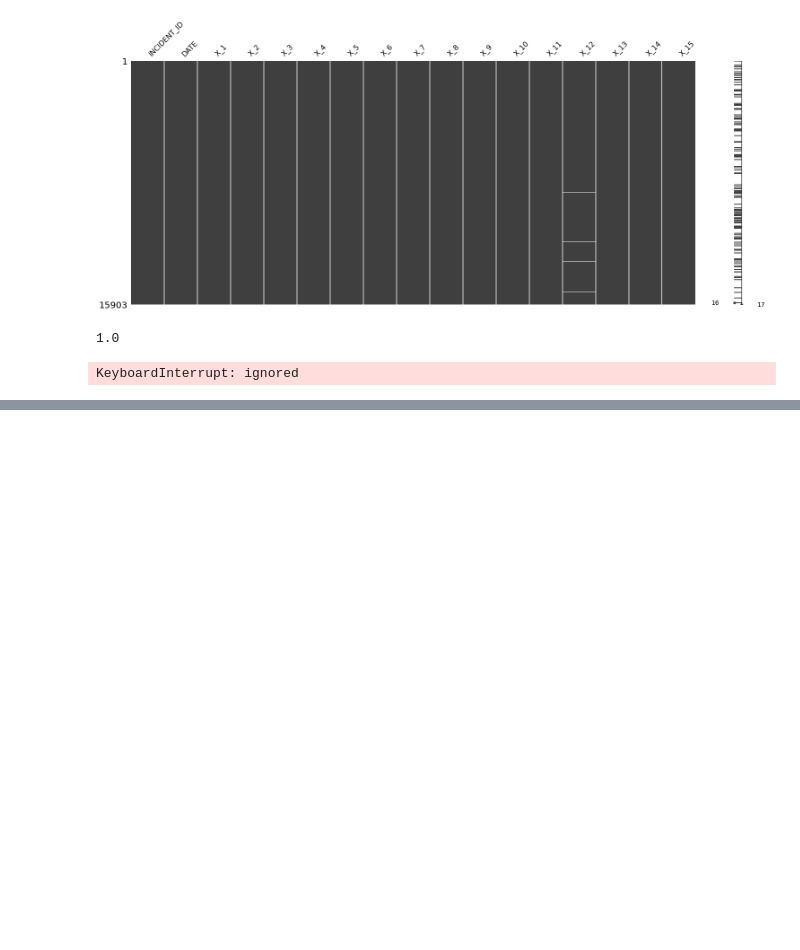
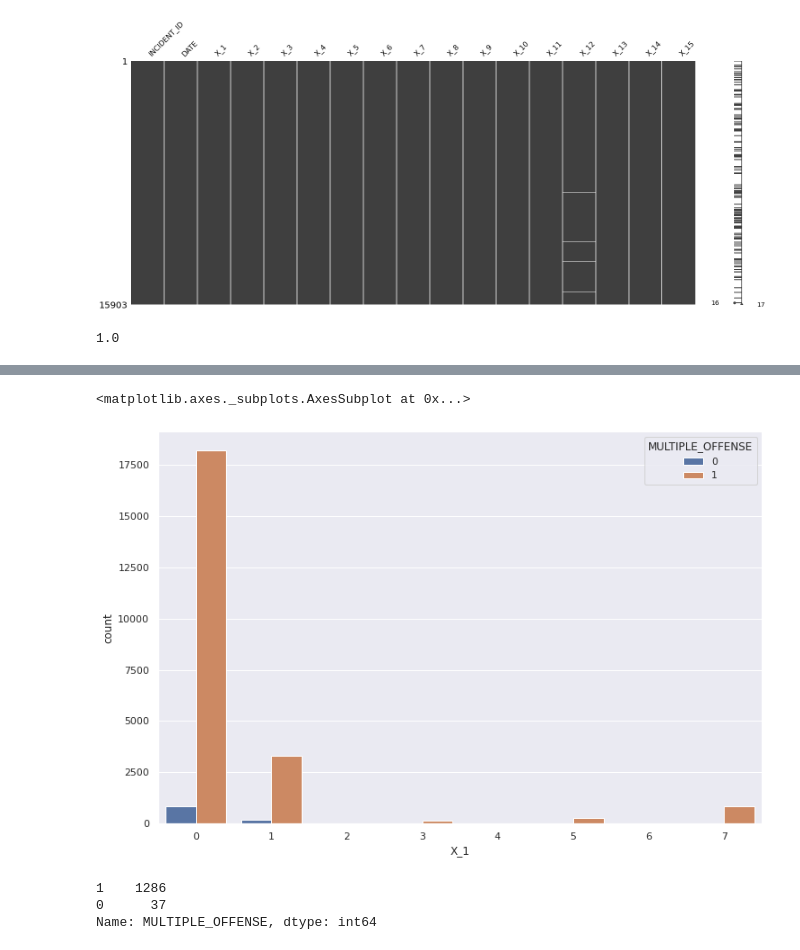
Before and after one commit to shobhitsundriyal/f_challenges, a Jupyter notebook: HE_NDS.ipynb, the cells around one changed output, grey strips where cells are left out. Cells and saved outputs as stored; diff of their text form; code cells hidden in the pictures; blank space fills up the shorter version.

```diff
--- a/HE_NDS.ipynb
+++ b/HE_NDS.ipynb
@@ -228,8 +281,7 @@ a = xgb.predict_proba(pred_on)
 a[0].sum()
 # %% [output]
 1.0
-# %%
-while True:
-  pass
-# %% [output]
-KeyboardInterrupt: ignored
+# %%
+#X1
+sns.countplot(train_df.X_1, hue=Y)
+# %% [output]
@@ -235,0 +290,10 @@ KeyboardInterrupt: ignored
+<matplotlib.axes._subplots.AxesSubplot at 0x...>
+[figure, added]
+# %%
+r = train_df.X_1 != 0
+t = train_df.X_1 != 1
+train_df[r & t].MULTIPLE_OFFENSE.value_counts()
+# %% [output]
+1    1286
+0      37
+Name: MULTIPLE_OFFENSE, dtype: int64
```
Also changed, not shown: parts of 30 cells of this notebook.
